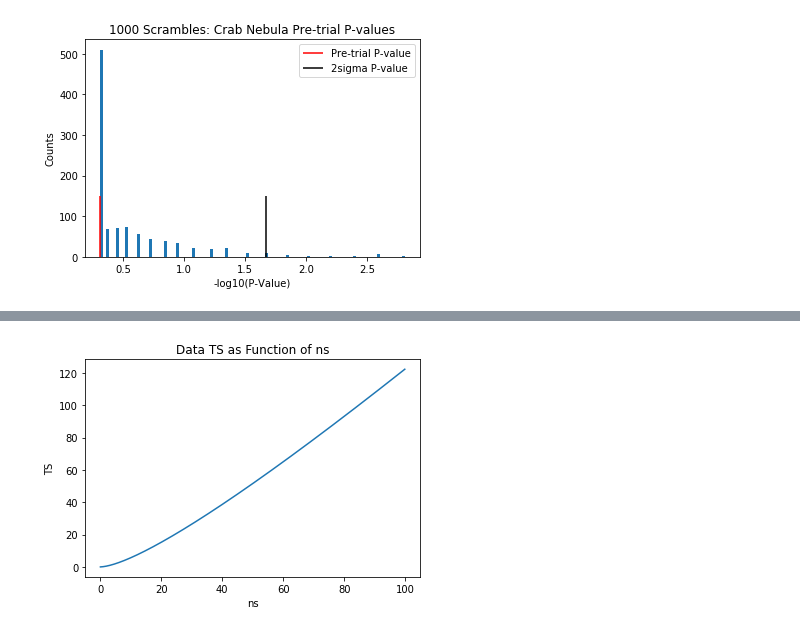
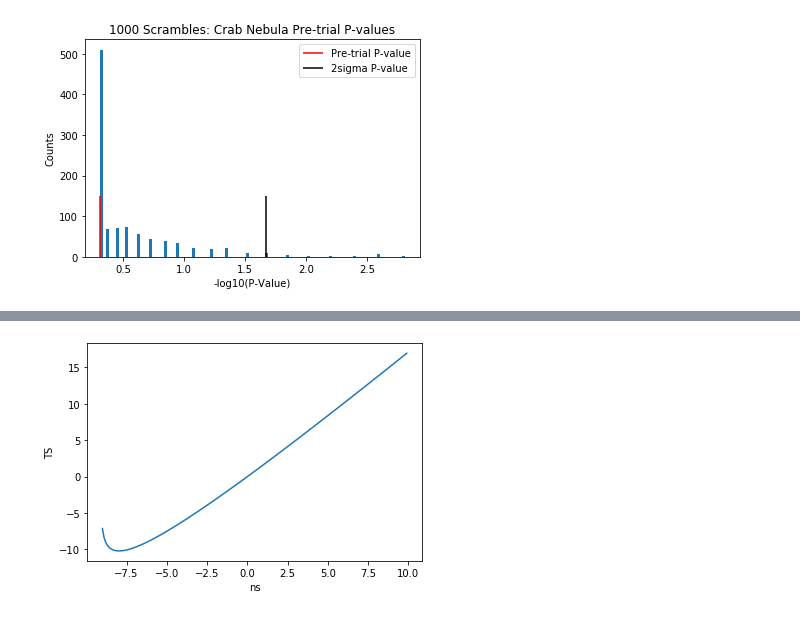
Before and after one commit to MACampana/IceCube_Intro, a Jupyter notebook: IntroAnalyses.ipynb, the cells around one changed output, grey strips where cells are left out. Drawn from its saved outputs; the diff is of its cells as text; code cells hidden in the pictures.

```diff
--- a/IntroAnalyses.ipynb
+++ b/IntroAnalyses.ipynb
@@ -38,3 +38,7 @@ print(len(MJD), len(MJD1)+len(MJD2)+len(MJD3))
 # %% [output]
 93133 136244 105300
 334677 334677
+# %%
+#Data and MC for 2012 PS tracks
+MC_events = np.load("/data/ana/analyses/ps_tracks/current/IC86_2012_MC.npy")
+Data_events = np.load("/data/ana/analyses/ps_tracks/current/IC86_2012_exp.npy")
@@ -605,7 +675,7 @@ maxDelDec_choice = np.radians(2.5)
 print(np.degrees(hp.nside2resol(nside_choice)))
 
 #Number of scrambles------------------------------------
-num_trials = 1000
+num_trials = 100
 
 #For Crab Nebula------------------------------------------
 cnpix = hp.ang2pix(nside_choice, np.pi/2 - np.radians(22.01), np.radians(83.63))
@@ -620,3 +690,9 @@ GC_dec = np.array([-0.506])
 GC_ra = np.array([4.650])
 # %% [output]
 1.8322594196359498
+# %%
+#Energy distributions dont change with scrambling of RA
+
+Get_E_dists = Singe_Source_Energy_Dists(MC_trueE, MC_trueDEC, MC_ow, Data_logE, Data_DEC)
+S_e = Get_E_dists.MC_energy_dist()
+B_e = Get_E_dists.data_energy_dist()
@@ -638,10 +744,11 @@ ns_list = []
 #**************** Now, for scrambles, use this loop: **************************
 for scram in range(num_trials):
     #First pass, no scramble, use data
-    if scram == 0:
-        RA_use = RA
-    else:
-        RA_use = 360 * np.random.random(len(RA))
+    #if scram == 0:
+    #    RA_use = Data_RA
+    #else:
+    #    RA_use = 2.0*np.pi * np.random.random(len(Data_RA))
+    RA_use = 2.0*np.pi * np.random.random(len(Data_RA))
 
 #Event maps------------------------------------------------
     #PlotMollviewLocal('All-Sky Point Source 2010-2012 (Local Coords)',Zen,Azi, nside=32, rot=(180,0,0))
@@ -679,16 +786,17 @@ for scram in range(num_trials):
     #CN_counts.append(CNCOUNT)
 
 #Unbinned LLH Analysis-------------------------------------
+    GC_S_dists = Single_Source_Spatial_Dists(Data_DEC, RA_use, Data_AngErr, GC_dec[0], GC_ra[0])
+    S_s = GC_S_dists.signal_spatial()
+    B_s = GC_S_dists.background_spatial()
 
-    GC_LLH = UnbinnedLLHAnalysis(np.radians(DEC), np.radians(RA_use), np.radians(AngErr), GC_dec, GC_ra)
-    S = GC_LLH.signal_dist(GC_dec, GC_ra)
-    B = GC_LLH.background_dist(density=True)
-    bf_ns, TS = GC_LLH.minimize_TS(S, B)
+    Do_TS_Calcs = Single_Source_TestStatistic(S_s, B_s, S_e, B_e)
+    bf_ns, TS = Do_TS_Calcs.minimize_TS()
 
-    if scram == 0:
-        #For plotting using Signal Distribution (applies to num_trials = 0, i.e. data)
-        dataS_dist = np.copy(S)
-        dataS_norm = dataS_dist / np.sum(dataS_dist)
+    #if scram == 0:
+    #    #For plotting using Signal Distribution (applies to num_trials = 0, i.e. data)
+    #    dataS_dist = np.copy(S_s * S_e)
+    #    dataS_norm = dataS_dist / np.sum(dataS_dist)
 
     #Add ns and TS per trial to list for holding. 0th entry in each list is data...
     ns_list.append(bf_ns)
@@ -898,12 +1004,12 @@ Chi2 Fit scale:  1.607921391179301
 # %%
-nss = np.arange(0.0,100,.1)
+nss = np.arange(-10,10,.1)
 ys = []
 for ns in nss:
-    ys.append(GC_LLH.calc_TS(ns,S,B))
+    ys.append(Do_TS_Calcs.calc_TS(ns))
 plt.plot(nss, ys)
 plt.xlabel('ns')
 plt.ylabel('TS')
-plt.title('Data TS as Function of ns')
+#plt.title('Data TS as Function of ns')
 plt.show()
 # %% [output]
-[figure, old version]
+[figure, new version]
```
Also changed, not shown: parts of 13 cells of this notebook.
